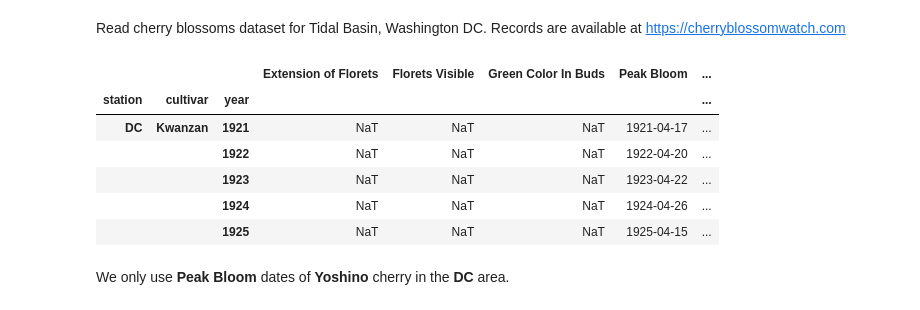
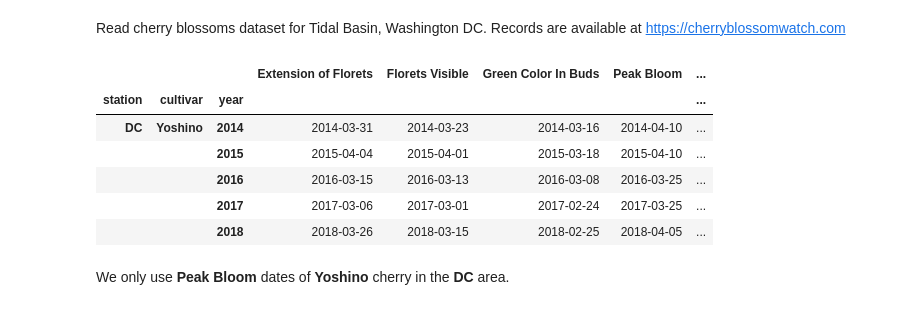
Before and after one commit to cropbox/rda, a Jupyter notebook: nb/sefs590b/phenology.ipynb, the cells around one changed output. Cells and saved outputs as stored; diff of their text form; code cells hidden in the pictures.

```diff
--- a/nb/sefs590b/phenology.ipynb
+++ b/nb/sefs590b/phenology.ipynb
@@ -16,15 +16,15 @@ Read cherry blossoms dataset for Tidal Basin, Washington DC. Records are availab
 # %%
 cherry_dc = pd.read_hdf('./cherry_dc.h5')
 # %%
-cherry_dc.head()
+cherry_dc.tail()
 # %% [output]
 |  |  |  | Extension of Florets | Florets Visible | Green Color In Buds | Peak Bloom | ... |
 | station | cultivar | year |  |  |  |  | ... |
-| DC | Kwanzan | 1921 | NaT | NaT | NaT | 1921-04-17 | ... |
-|  |  | 1922 | NaT | NaT | NaT | 1922-04-20 | ... |
-|  |  | 1923 | NaT | NaT | NaT | 1923-04-22 | ... |
-|  |  | 1924 | NaT | NaT | NaT | 1924-04-26 | ... |
-|  |  | 1925 | NaT | NaT | NaT | 1925-04-15 | ... |
+| DC | Yoshino | 2014 | 2014-03-31 | 2014-03-23 | 2014-03-16 | 2014-04-10 | ... |
+|  |  | 2015 | 2015-04-04 | 2015-04-01 | 2015-03-18 | 2015-04-10 | ... |
+|  |  | 2016 | 2016-03-15 | 2016-03-13 | 2016-03-08 | 2016-03-25 | ... |
+|  |  | 2017 | 2017-03-06 | 2017-03-01 | 2017-02-24 | 2017-03-25 | ... |
+|  |  | 2018 | 2018-03-26 | 2018-03-15 | 2018-02-25 | 2018-04-05 | ... |
 # %% [markdown]
 We only use **Peak Bloom** dates of **Yoshino** cherry in the **DC** area.
 # %%
```
Also changed, not shown: parts of 68 cells of this notebook, 4 other files.
